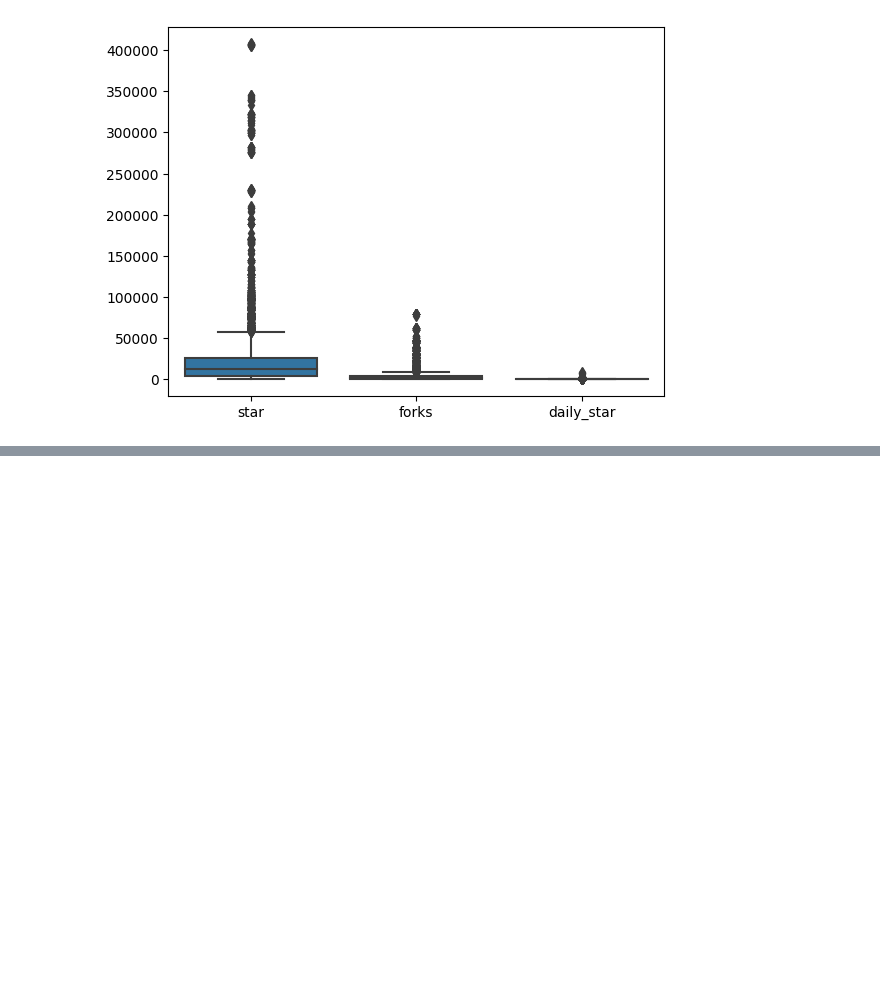
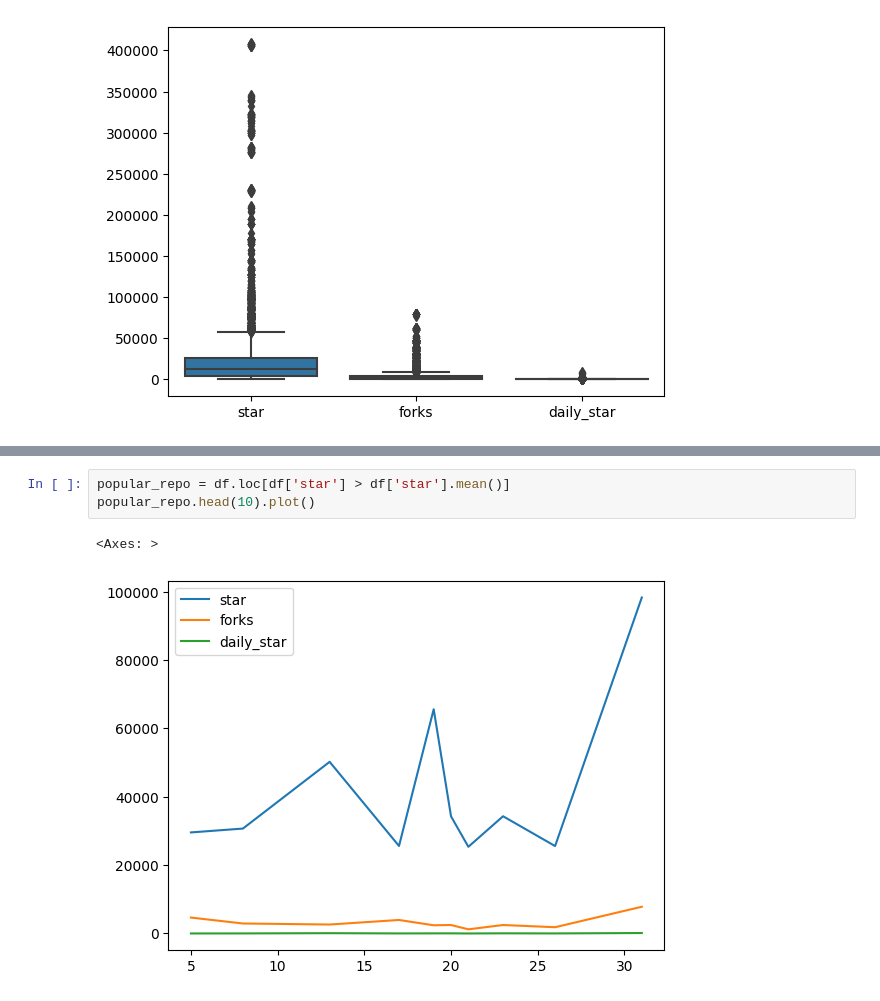
Before and after one commit to jin-raii/netflix-clone, a Jupyter notebook: trending_git.ipynb, the cells around one changed output, grey strips where cells are left out. Saved outputs shown, nothing was run; the diff lists cells and outputs as text; blank space fills up the shorter version.

```diff
--- a/trending_git.ipynb
+++ b/trending_git.ipynb
@@ -282,0 +429,6 @@ sns.histplot(data=duplicate_df)
+# %%
+popular_repo = df.loc[df['star'] > df['star'].mean()]
+popular_repo.head(10).plot()
+# %% [output]
+<Axes: >
+[figure, added]
```
Also changed, not shown: parts of 30 cells of this notebook.
